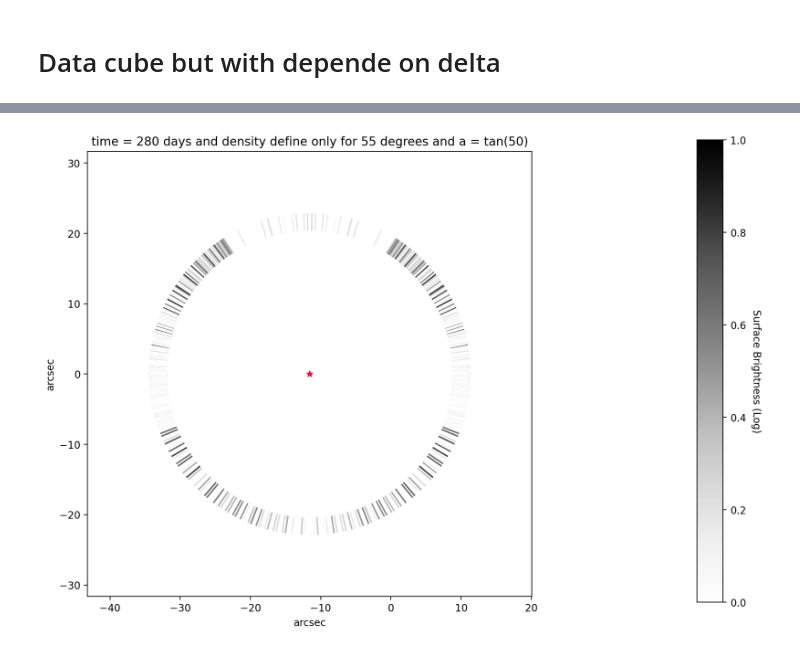
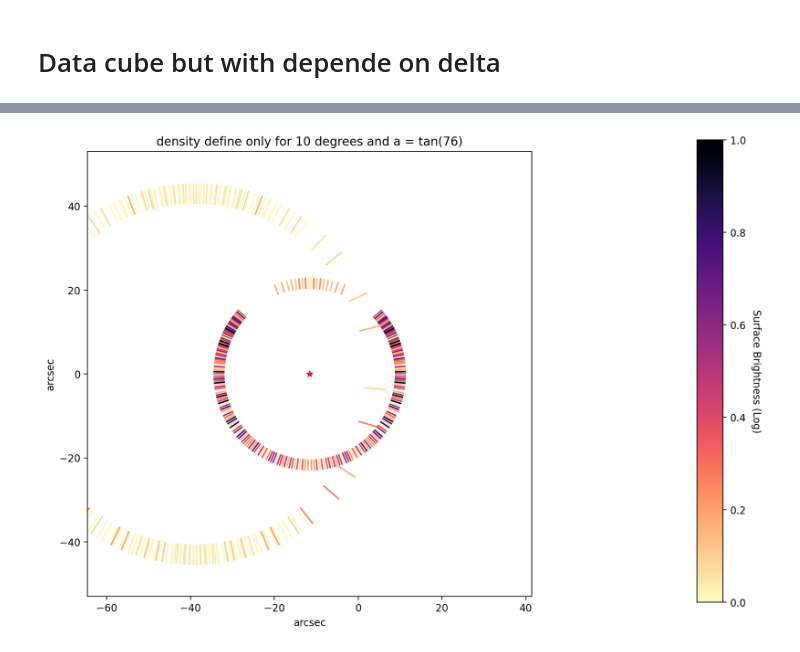
Before and after one commit to taceroc/light_echo_modeling, a Jupyter notebook: delta_phi.ipynb, the cells around one changed output, grey strips where cells are left out. Cells and saved outputs as stored; diff of their text form; code cells hidden in the pictures.

```diff
--- a/delta_phi.ipynb
+++ b/delta_phi.ipynb
@@ -370 +486,8 @@ new_ys_h = np.concatenate((ys_p_h, ys_n_h), axis=1).reshape(1,2,len(r))
+# %%
+surface = np.concatenate((surface_55, surface_20))
+new_xs = np.concatenate((new_xs_55, new_xs_20), axis=2)
+new_ys = np.concatenate((new_ys_55, new_ys_20), axis=2)
+
+new_xs_h = np.concatenate((new_xs_h_55, new_xs_h_20), axis=2)
+new_ys_h = np.concatenate((new_ys_h_55, new_ys_h_20), axis=2)
 # %%
@@ -374,41 +580,59 @@ surface.shape
+# %%
+delta_1 = 10
+new_xs_55, new_ys_55, new_xs_h_55, new_ys_h_55, surface_55, act, r_le_1, a_1 = rude_function_delta_dependence(delta = delta_1, alpha = 76, z0 = 0.3)
+delta_2 = 100
+new_xs_20, new_ys_20, new_xs_h_20, new_ys_h_20, surface_20, act, r_le_2, a_2 = rude_function_delta_dependence(delta = delta_2, alpha = 50, z0 = 0.3)
+
+surface = np.concatenate((surface_55, surface_20))
+new_xs = np.concatenate((new_xs_55, new_xs_20), axis=2)
+new_ys = np.concatenate((new_ys_55, new_ys_20), axis=2)
+
+new_xs_h = np.concatenate((new_xs_h_55, new_xs_h_20), axis=2)
+new_ys_h = np.concatenate((new_ys_h_55, new_ys_h_20), axis=2)
 # %%
 fig, ax = plt.subplots(1, 1, figsize=(12, 8))
 
+
 surface_300_norm = ( surface.copy() - np.nanmin(surface.copy())  ) / (np.nanmax(surface.copy()) - np.nanmin(surface.copy()))
+cmap = matplotlib.colormaps.get_cmap('magma_r')
+normalize = matplotlib.colors.Normalize(vmin=np.nanmin(surface_300_norm), vmax=np.nanmax(surface_300_norm))
 
-ax.set_title("time = %s days and density define only for %s degrees and a = tan(%s)"%(int(ct / dtoy), int(delta), int(np.rad2deg(np.arctan(a)))))
-cmap = matplotlib.colormaps.get_cmap('Greys')
-normalize = matplotlib.colors.Normalize(vmin=np.nanmin(surface_300_norm), vmax=np.nanmax(surface_300_norm))
-limit_max = np.max([max(np.ravel(new_xs)), max(np.ravel(new_ys))])
-limit_min = np.min([min(np.ravel(new_xs)), min(np.ravel(new_ys))])
 
-r_le_arc = np.arctan(r_le / d) * (180 / np.pi) * 3600
+
+ax.set_title("density define only for %s degrees and a = tan(%s)"%(delta_1, int(np.rad2deg(np.arctan(a_1)))))
+
+limit_max = np.max([r_le_1, r_le_2])
+# limit_min = np.min([limit_min_1, limit_min_h])
+
+
+r_le_arc = np.arctan(limit_max / d) * (180 / np.pi) * 3600
 ax.set_xlim(-act - r_le_arc - 10, -act + r_le_arc + 10)
 ax.set_ylim(-r_le_arc - 10, r_le_arc + 10)
 
-for k in range(len(r)):
+for k in range(len(surface)):
   ax.plot(new_xs[0, :, k], new_ys[0, :, k], color=cmap(normalize(surface_300_norm[k])))#, label="%s"%(z/pctoly))
   ax.plot(new_xs_h[0, :, k], new_ys_h[0, :, k], color=cmap(normalize(surface_300_norm[k])))#, label="%s"%(z/pctoly))
+  # print(surface[k], cmap(normalize(surface[k])))
 ax.scatter(- act, 0, marker = "*", color = "crimson")
 
 
 cbax = fig.add_axes([0.96, 0.1, 0.03, 0.80])
 
 ax.set_xlabel("arcsec")
 ax.set_ylabel("arcsec")
 ax.set_box_aspect(1)
 
-cb = matplotlib.colorbar.ColorbarBase(cbax, cmap=cmap, norm=normalize, orientation='vertical')
-cb.set_label("Surface Brightness (Log)", rotation=270, labelpad=15)
+cb1 = matplotlib.colorbar.ColorbarBase(cbax, cmap=cmap, norm=normalize, orientation='vertical')
+cb1.set_label("Surface Brightness (Log)", rotation=270, labelpad=15)
 
 def label_cbrt(x,pos):
     return "{:.1f}".format(x)
 
-cb.formatter = matplotlib.ticker.FuncFormatter(label_cbrt)
+cb1.formatter = matplotlib.ticker.FuncFormatter(label_cbrt)
 # cb.update_ticks()
 # # plt.tight_layout()
 # # plt.savefig("figure2.png", dpi = 700, bbox_inches='tight')
 # # print(set(legend_dust))
-plt.show()
+# plt.show()
 # %% [output]
-[figure, old version]
+[figure, new version]
```
Also changed, not shown: parts of 27 cells of this notebook.
